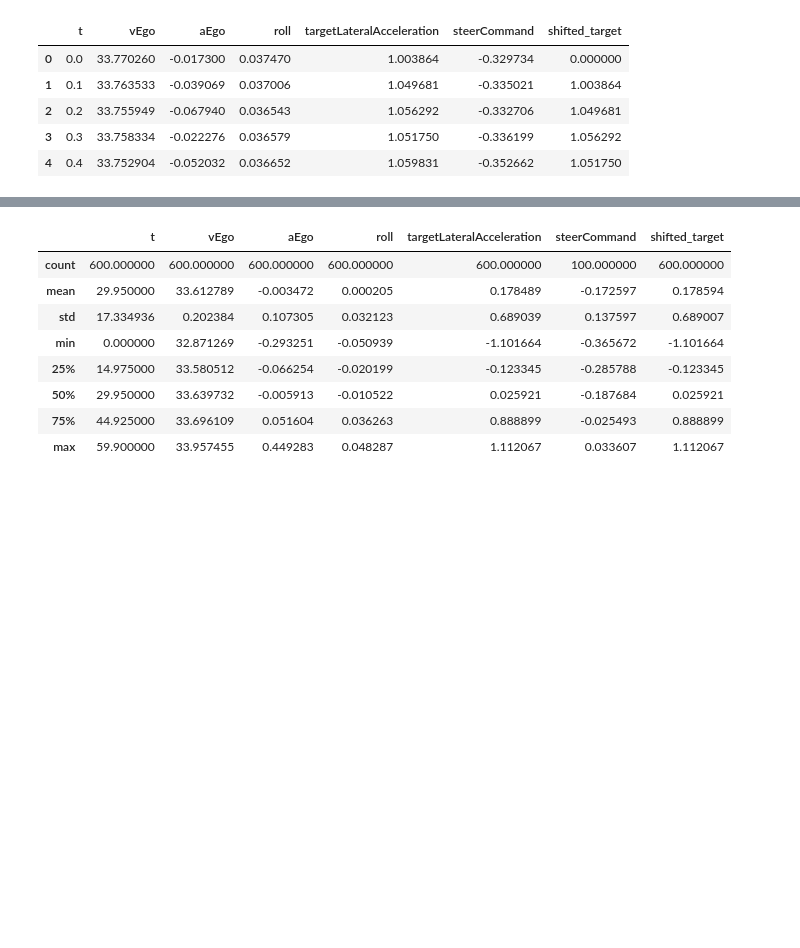
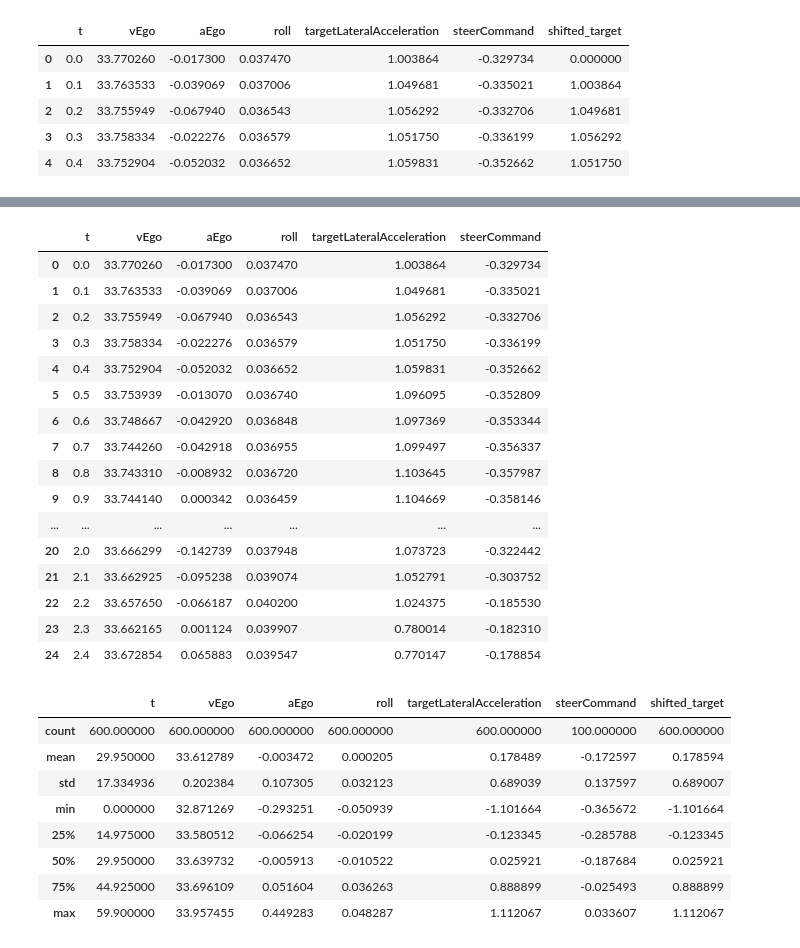
Before and after one commit to pau-mensa/controls_challenge, a Jupyter notebook: experiment.ipynb, the cells around one changed output, grey strips where cells are left out. Drawn from its saved outputs; the diff is of its cells as text; code cells hidden in the pictures; blank space fills up the shorter version.

```diff
--- a/experiment.ipynb
+++ b/experiment.ipynb
@@ -162,3 +176,23 @@ df.head()
+# %%
+df[:25]
+# %% [output]
+|  | t | vEgo | aEgo | roll | targetLateralAcceleration | steerCommand |
+| 0 | 0.0 | 33.770260 | -0.017300 | 0.037470 | 1.003864 | -0.329734 |
+| 1 | 0.1 | 33.763533 | -0.039069 | 0.037006 | 1.049681 | -0.335021 |
+| 2 | 0.2 | 33.755949 | -0.067940 | 0.036543 | 1.056292 | -0.332706 |
+| 3 | 0.3 | 33.758334 | -0.022276 | 0.036579 | 1.051750 | -0.336199 |
+| 4 | 0.4 | 33.752904 | -0.052032 | 0.036652 | 1.059831 | -0.352662 |
+| 5 | 0.5 | 33.753939 | -0.013070 | 0.036740 | 1.096095 | -0.352809 |
+| 6 | 0.6 | 33.748667 | -0.042920 | 0.036848 | 1.097369 | -0.353344 |
+| 7 | 0.7 | 33.744260 | -0.042918 | 0.036955 | 1.099497 | -0.356337 |
+| 8 | 0.8 | 33.743310 | -0.008932 | 0.036720 | 1.103645 | -0.357987 |
+| 9 | 0.9 | 33.744140 | 0.000342 | 0.036459 | 1.104669 | -0.358146 |
+| ... | ... | ... | ... | ... | ... | ... |
+| 20 | 2.0 | 33.666299 | -0.142739 | 0.037948 | 1.073723 | -0.322442 |
+| 21 | 2.1 | 33.662925 | -0.095238 | 0.039074 | 1.052791 | -0.303752 |
+| 22 | 2.2 | 33.657650 | -0.066187 | 0.040200 | 1.024375 | -0.185530 |
+| 23 | 2.3 | 33.662165 | 0.001124 | 0.039907 | 0.780014 | -0.182310 |
+| 24 | 2.4 | 33.672854 | 0.065883 | 0.039547 | 0.770147 | -0.178854 |
 # %%
 df.describe()
 # %% [output]
```
Also changed, not shown: parts of 2 cells of this notebook.
